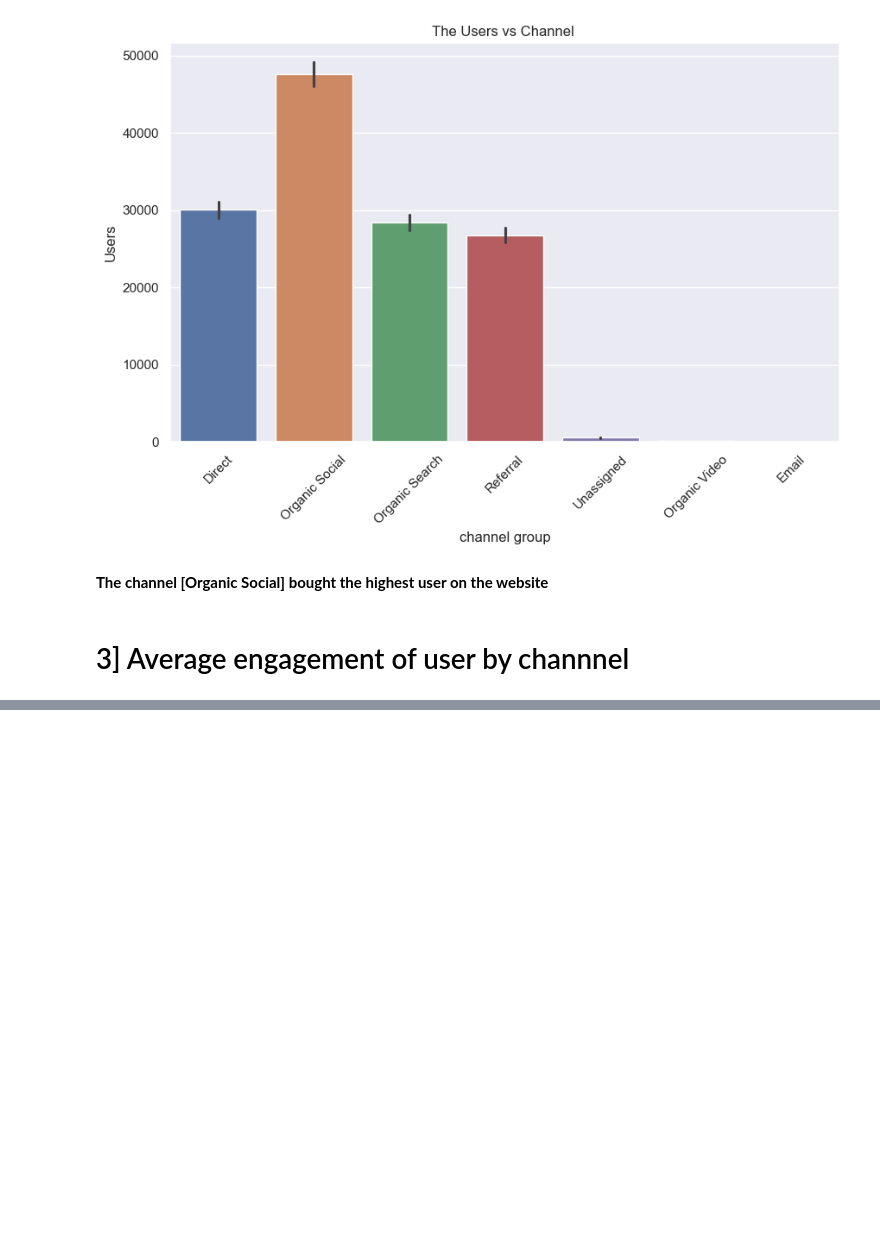
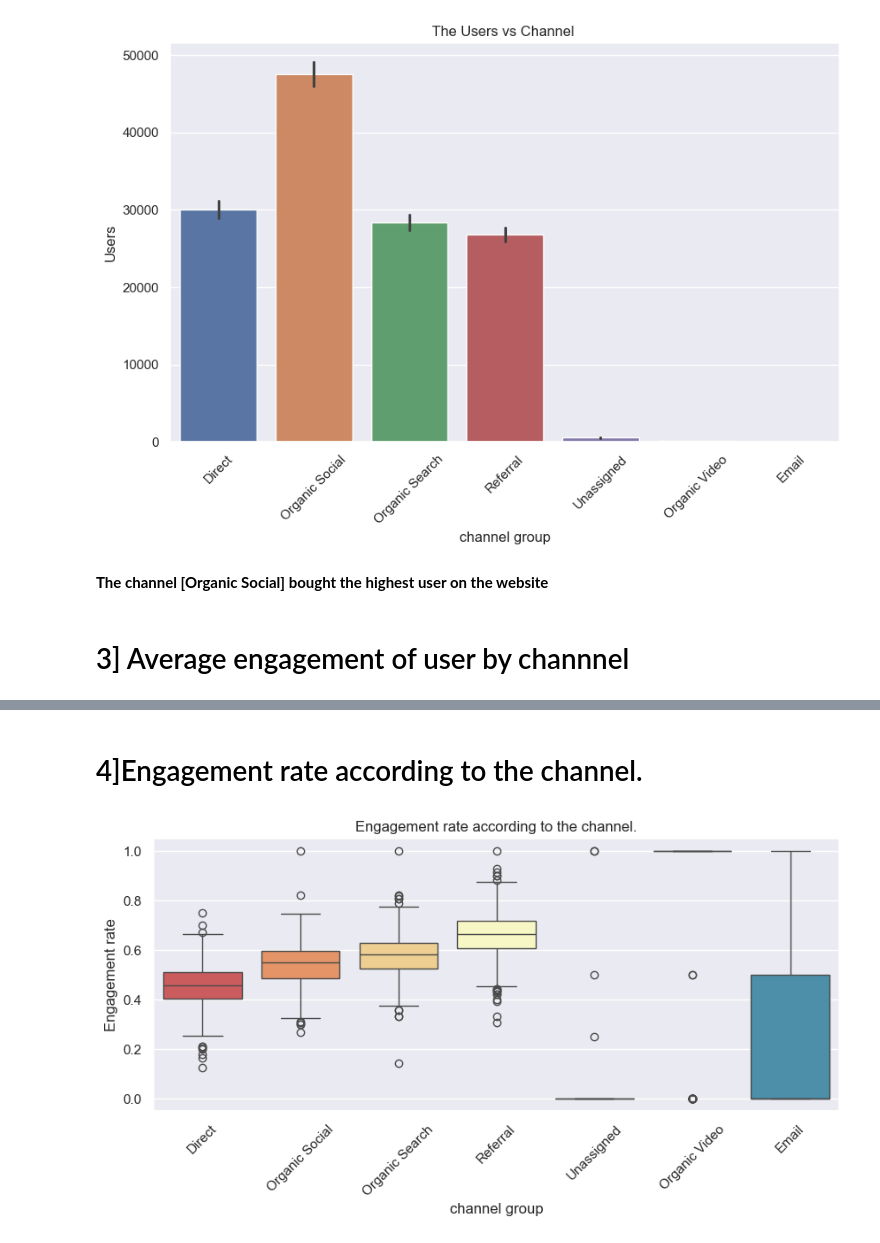
Before and after one commit to Satyajeet745/Website_Analysis_project, a Jupyter notebook: Website Analysis.ipynb, the cells around one changed output, grey strips where cells are left out. Drawn from its saved outputs; the diff is of its cells as text; code cells hidden in the pictures; blank space fills up the shorter version.

```diff
--- a/Website Analysis.ipynb
+++ b/Website Analysis.ipynb
@@ -195,0 +193,11 @@ plt.show()
+# %% [markdown]
+# 4]Engagement rate according to the channel.
+# %%
+plt.figure(figsize=(10,4))
+sns.set(style="darkgrid")
+sns.boxplot(data=df,x="channel group",y="Engagement rate",palette="Spectral")
+plt.title("Engagement rate according to the channel.")
+plt.xticks(rotation=45)
+plt.show()
+# %% [output]
+[figure, added]
```
Also changed, not shown: parts of 14 cells of this notebook.
